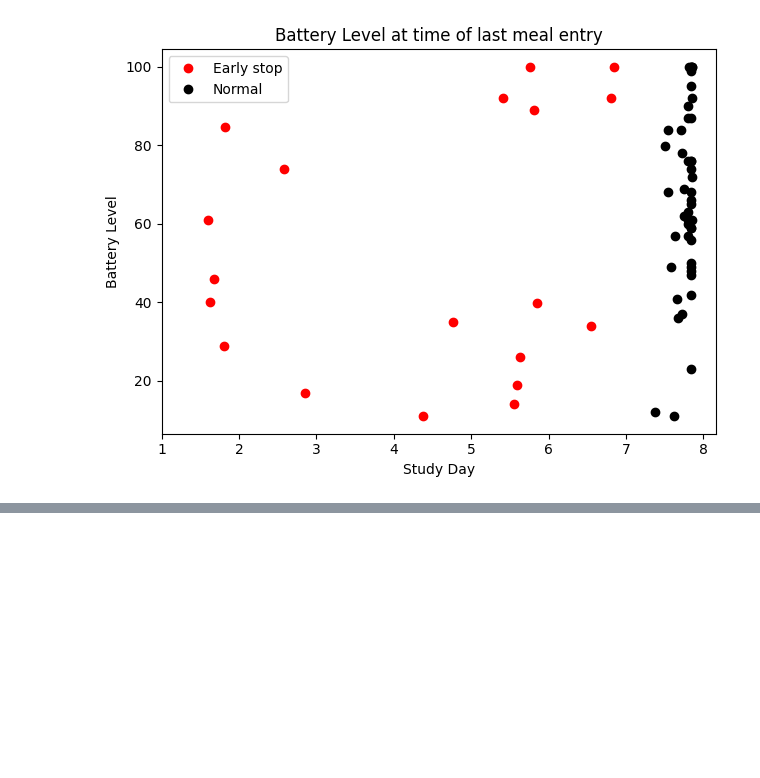
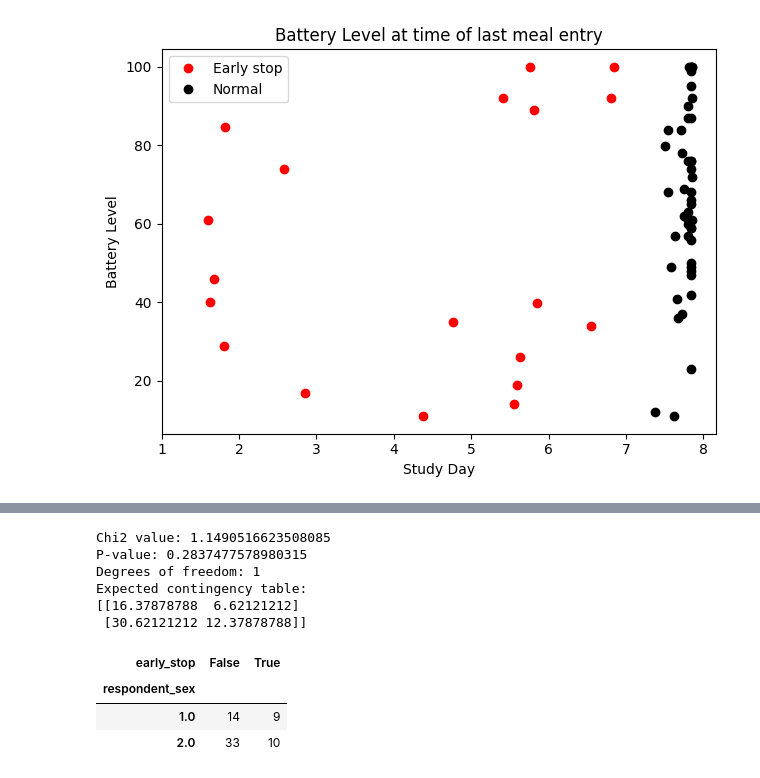
Before and after one commit to richard-lane/seaco_malaysia, a Jupyter notebook: battery_level_2.ipynb, the cells around one changed output, grey strips where cells are left out. Cells and saved outputs as stored; diff of their text form; code cells hidden in the pictures; blank space fills up the shorter version.

```diff
--- a/battery_level_2.ipynb
+++ b/battery_level_2.ipynb
@@ -466,0 +491,24 @@ fig.savefig(f"{img_dir}/battery_lvl_last_entry_boxplot.png")
+# %%
+""" See if these are different """
+
+from scipy.stats import chi2_contingency
+
+chi2, p, dof, expected = chi2_contingency(pivot_table)
+
+print(f"Chi2 value: {chi2}")
+print(f"P-value: {p}")
+print(f"Degrees of freedom: {dof}")
+print(f"Expected contingency table: \n{expected}")
+
+pivot_table
+# %% [output]
+Chi2 value: 1.1490516623508085
+P-value: 0.2837477578980315
+Degrees of freedom: 1
+Expected contingency table:
+[[16.37878788  6.62121212]
+ [30.62121212 12.37878788]]
+| early_stop | False | True |
+| respondent_sex |  |  |
+| 1.0 | 14 | 9 |
+| 2.0 | 33 | 10 |
```
Also changed, not shown: parts of 4 cells of this notebook.
